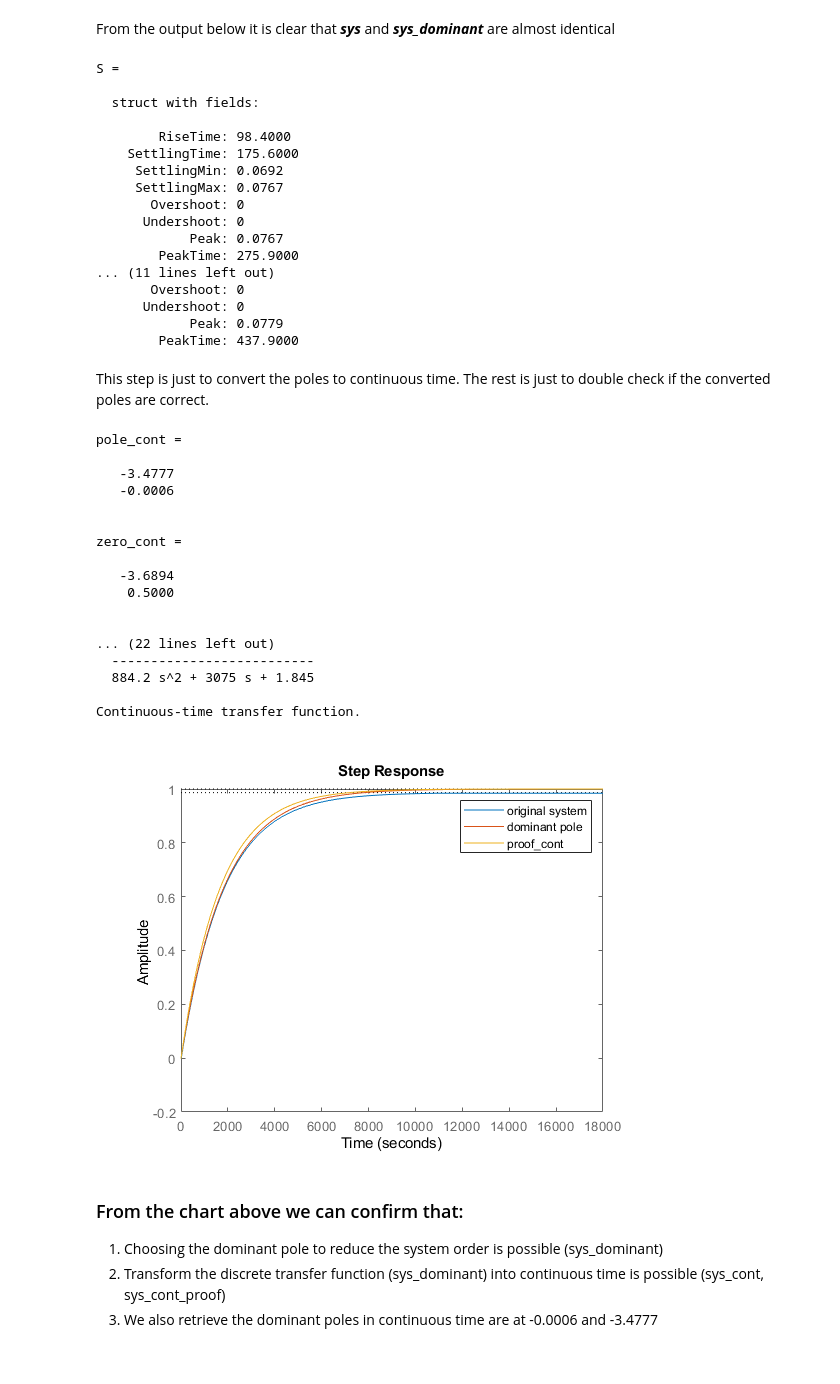
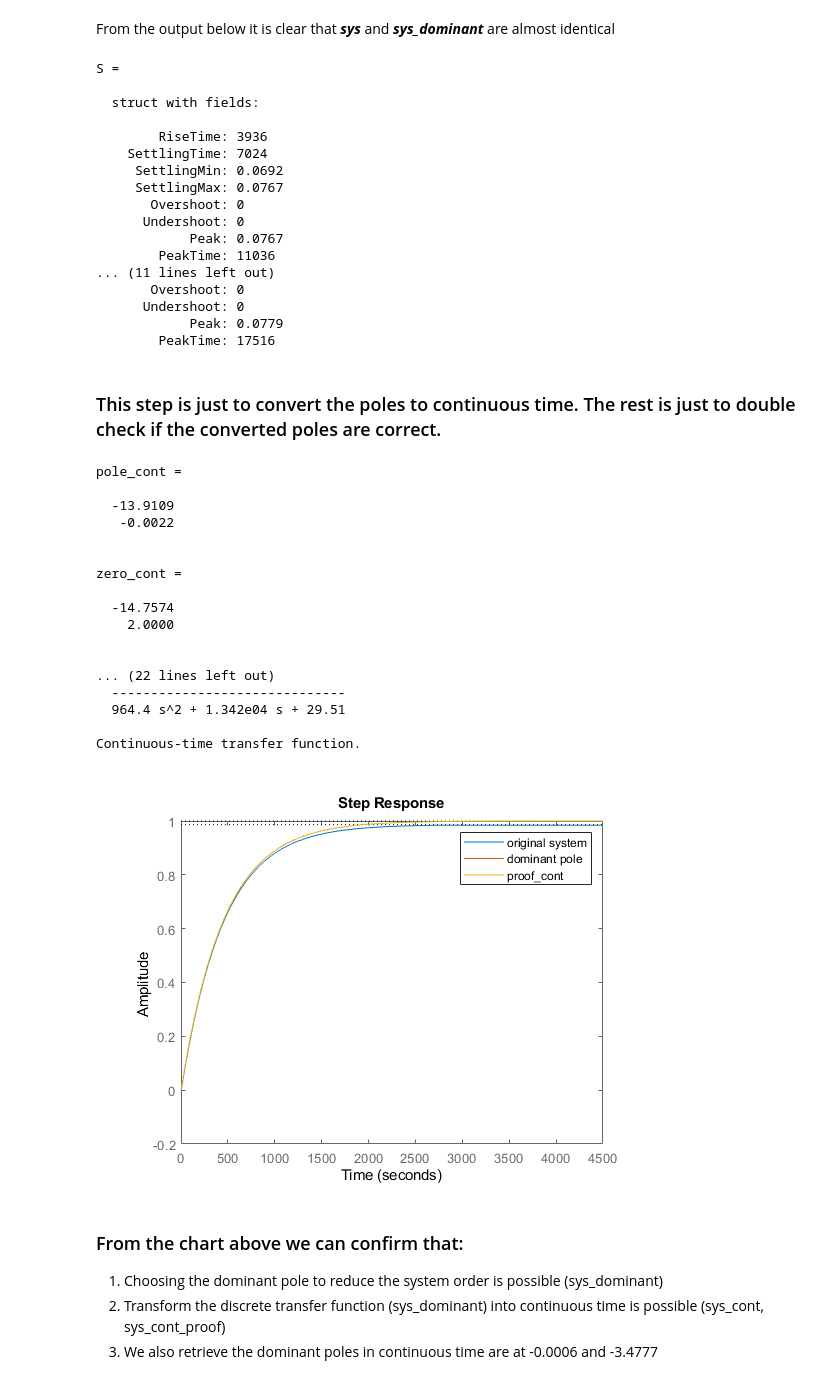
Before and after one commit to JeremyKTH/Gearbox-Oil-Conditioning-System, a Jupyter notebook: SI_2.ipynb, the cells around one changed output. Drawn from its saved outputs; the diff is of its cells as text; code cells hidden in the pictures.

```diff
--- a/SI_2.ipynb
+++ b/SI_2.ipynb
@@ -13,7 +13,7 @@ The ARMAX model is based on the paper "Heat Exchanger Model (Data-driven modelli
 # %%
 num = [0.0001701, 0.0001295];          % B
 den = [1, -0.2492, -0.7469, 0, 0, 0];  % A
-Ts = 0.001;
+Ts = 1;
 sys = tf(num, den, Ts)
 # %% [output]
 sys =
@@ -99,57 +99,58 @@ S =
 
   struct with fields:
 
-        RiseTime: 98.4000
-    SettlingTime: 175.6000
+        RiseTime: 3936
+    SettlingTime: 7024
      SettlingMin: 0.0692
      SettlingMax: 0.0767
        Overshoot: 0
       Undershoot: 0
             Peak: 0.0767
-        PeakTime: 275.9000
+        PeakTime: 11036
 ... (11 lines left out)
        Overshoot: 0
       Undershoot: 0
             Peak: 0.0779
-        PeakTime: 437.9000
+        PeakTime: 17516
 # %% [markdown]
-This step is just to convert the poles to continuous time. The rest is just to double check if the converted poles are correct.
+### This step is just to convert the poles to continuous time. The rest is just to double check if the converted poles are correct.
 # %%
 sys_cont = d2c(sys_dominant, 'tustin');
 
 pole_cont = pole(sys_cont)
 zero_cont = zero(sys_cont)
 
 s = tf('s');
-sys_cont_proof = ((s-0.5)*(s+3.6894))/((s+0.0006)*(s+3.477))
+%sys_cont_proof = ((s-0.5)*(s+3.6894))/((s+0.0006)*(s+3.477)) % Ts = 4
+sys_cont_proof = ((s-2)*(s+14.7574))/((s+0.0022)*(s+13.9109)) % Ts = 1
 
 % check dc gain
 % k = DC gain of original system
 k_d = dcgain(sys_cont) % k_d : sys_dominant = sys_cont
 k_c = dcgain(sys_cont_proof)
 sys_cont_proof = sys_cont_proof/k_c
 
 step((sys/k_d), (sys_cont/k_d), sys_cont_proof)
 legend({'original system', 'dominant pole', 'proof_cont'})
 # %% [output]
 pole_cont =
 
-   -3.4777
-   -0.0006
+  -13.9109
+   -0.0022
 
 
 zero_cont =
 
-   -3.6894
-    0.5000
+  -14.7574
+    2.0000
 
 
 ... (22 lines left out)
-  --------------------------
-  884.2 s^2 + 3075 s + 1.845
+  ------------------------------
+  964.4 s^2 + 1.342e04 s + 29.51
 
 Continuous-time transfer function.
-[figure, old version]
+[figure, new version]
 # %% [markdown]
 ### From the chart above we can confirm that:
 1. Choosing the dominant pole to reduce the system order is possible (sys_dominant)
```
Also changed, not shown: parts of 15 cells of this notebook.
